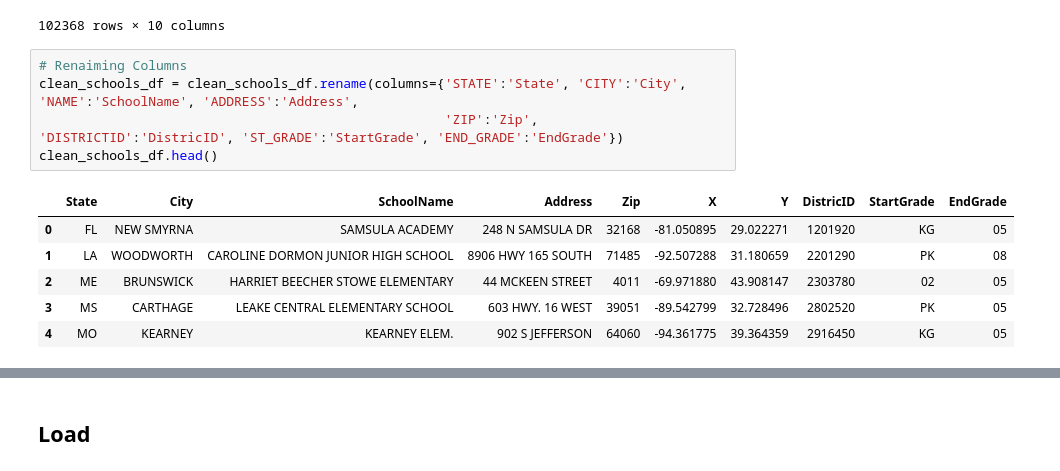
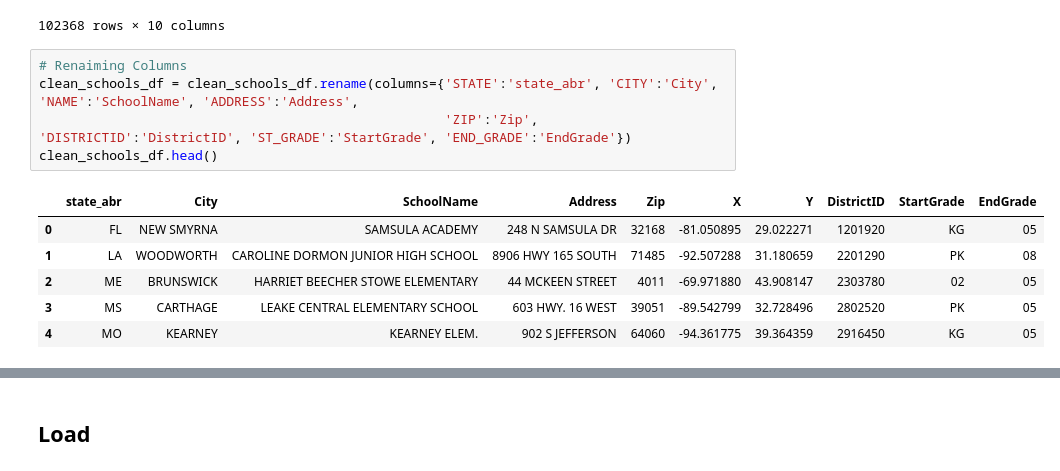
Before and after one commit to rwashington1159/ETL-US_Quality_of_live_by_State_Database, a Jupyter notebook: Jessica_Notebook.ipynb, the cells around one changed output, grey strips where cells are left out. Saved outputs shown, nothing was run; the diff lists cells and outputs as text.

Commit message:
ETL Notebook for state and public_schools

```diff
--- a/Jessica_Notebook.ipynb
+++ b/Jessica_Notebook.ipynb
@@ -107,11 +167,11 @@ clean_schools_df
 102368 rows × 10 columns
 # %%
 # Renaiming Columns
-clean_schools_df = clean_schools_df.rename(columns={'STATE':'State', 'CITY':'City', 'NAME':'SchoolName', 'ADDRESS':'Address',
-                                                    'ZIP':'Zip', 'DISTRICTID':'DistricID', 'ST_GRADE':'StartGrade', 'END_GRADE':'EndGrade'})
+clean_schools_df = clean_schools_df.rename(columns={'STATE':'state_abr', 'CITY':'City', 'NAME':'SchoolName', 'ADDRESS':'Address',
+                                                    'ZIP':'Zip', 'DISTRICTID':'DistrictID', 'ST_GRADE':'StartGrade', 'END_GRADE':'EndGrade'})
 clean_schools_df.head()
 # %% [output]
-|  | State | City | SchoolName | Address | Zip | X | Y | DistricID | StartGrade | EndGrade |
+|  | state_abr | City | SchoolName | Address | Zip | X | Y | DistrictID | StartGrade | EndGrade |
 | 0 | FL | NEW SMYRNA | SAMSULA ACADEMY | 248 N SAMSULA DR | 32168 | -81.050895 | 29.022271 | 1201920 | KG | 05 |
 | 1 | LA | WOODWORTH | CAROLINE DORMON JUNIOR HIGH SCHOOL | 8906 HWY 165 SOUTH | 71485 | -92.507288 | 31.180659 | 2201290 | PK | 08 |
 | 2 | ME | BRUNSWICK | HARRIET BEECHER STOWE ELEMENTARY | 44 MCKEEN STREET | 4011 | -69.971880 | 43.908147 | 2303780 | 02 | 05 |
```
Also changed, not shown: parts of 30 cells of this notebook, 4 other files.
